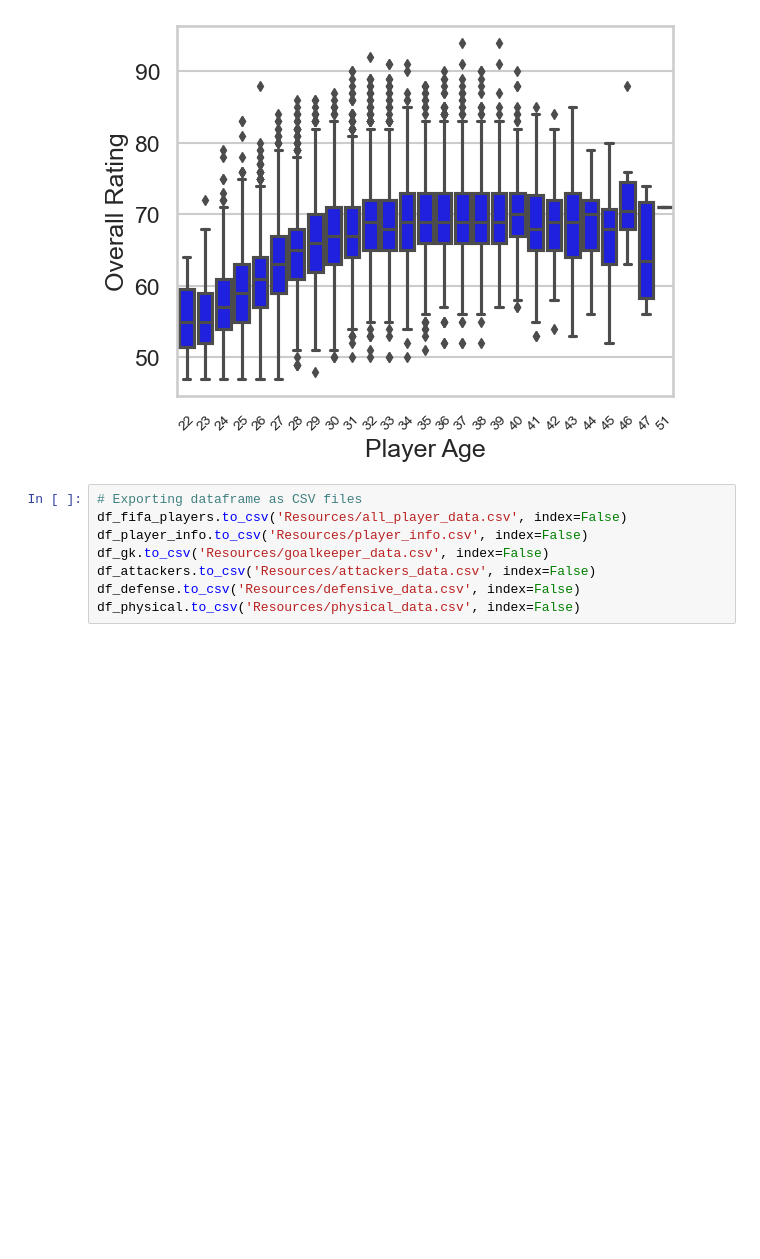
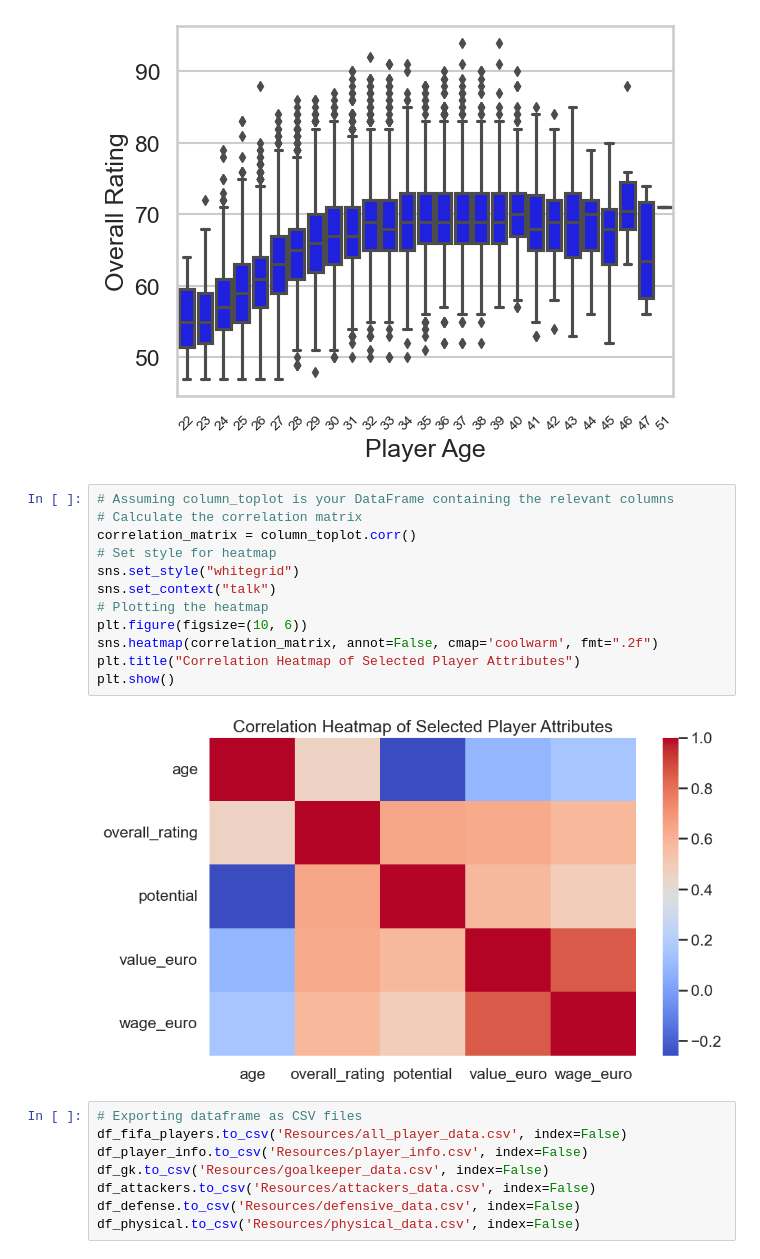
Before and after one commit to rdeshir10/Fifa_Analysis, a Jupyter notebook: footbal.ipynb, the cells around one changed output. Cells and saved outputs as stored; diff of their text form; blank space fills up the shorter version.

Commit message:
add heatmap

```diff
--- a/footbal.ipynb
+++ b/footbal.ipynb
@@ -243,6 +243,20 @@ plt.ylabel("Overall Rating")
 plt.show()
 # %% [output]
 [figure]
+# %%
+# Assuming column_toplot is your DataFrame containing the relevant columns
+# Calculate the correlation matrix
+correlation_matrix = column_toplot.corr()
+# Set style for heatmap
+sns.set_style("whitegrid")
+sns.set_context("talk")
+# Plotting the heatmap
+plt.figure(figsize=(10, 6))
+sns.heatmap(correlation_matrix, annot=False, cmap='coolwarm', fmt=".2f")
+plt.title("Correlation Heatmap of Selected Player Attributes")
+plt.show()
+# %% [output]
+[figure, added]
 # %%
 # Exporting dataframe as CSV files
 df_fifa_players.to_csv('Resources/all_player_data.csv', index=False)
```
